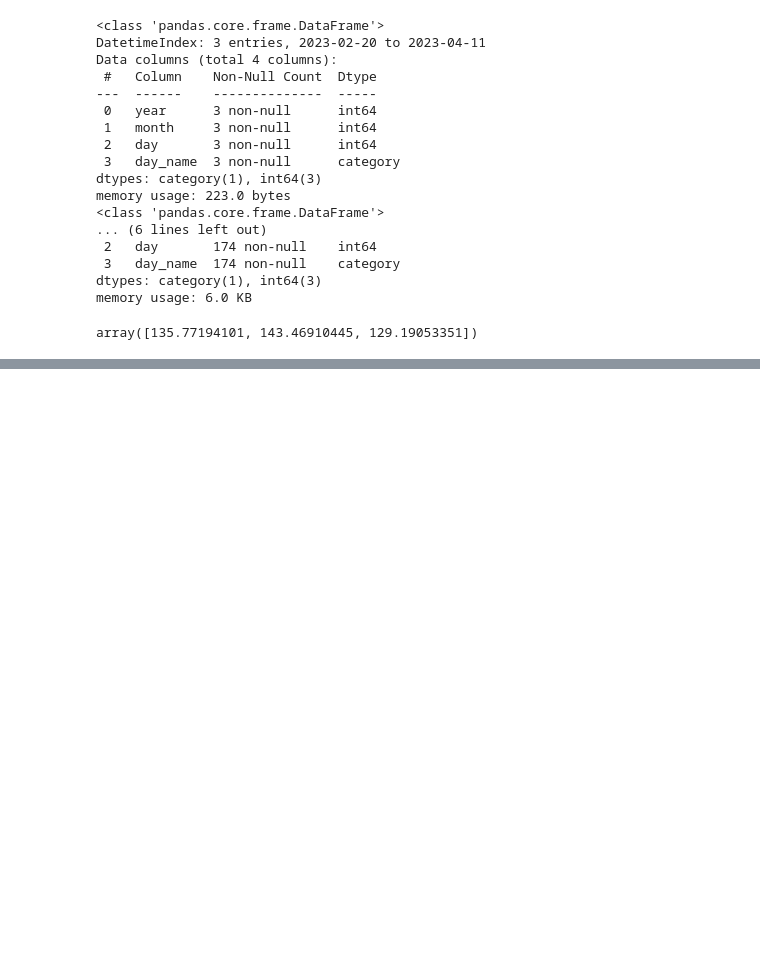
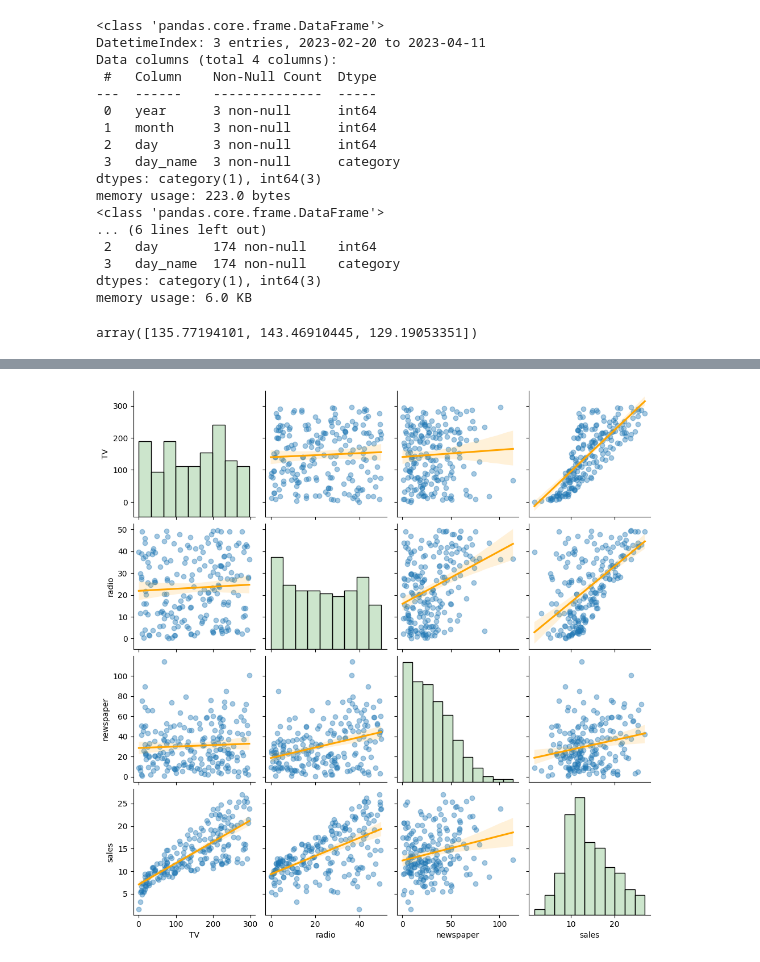
Before and after one commit to Bank-panuwat/TimeSeries, a Jupyter notebook: TimeSeries.ipynb, the cells around one changed output, grey strips where cells are left out. Cells and saved outputs as stored; diff of their text form; code cells hidden in the pictures; blank space fills up the shorter version.

```diff
--- a/TimeSeries.ipynb
+++ b/TimeSeries.ipynb
@@ -608,0 +670,8 @@ array([135.77194101, 143.46910445, 129.19053351])
+# %%
+sns.pairplot(df,
+             kind='reg',
+             plot_kws={'scatter_kws': {'alpha': 0.4},
+                       'line_kws': {'color': 'orange'}},
+             diag_kws={'color': 'green', 'alpha':.2});
+# %% [output]
+[figure, added]
```
Also changed, not shown: parts of 33 cells of this notebook.
